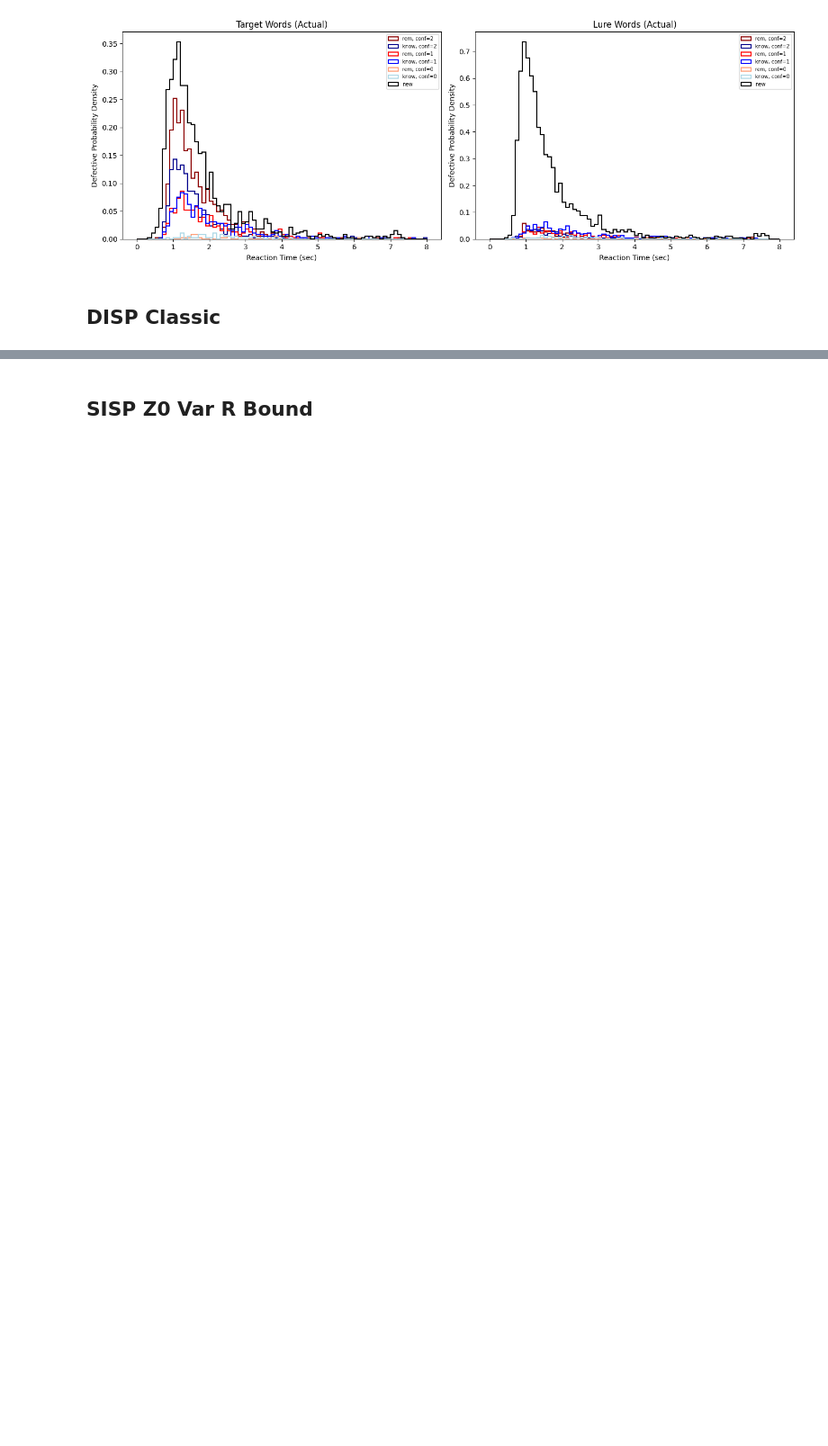
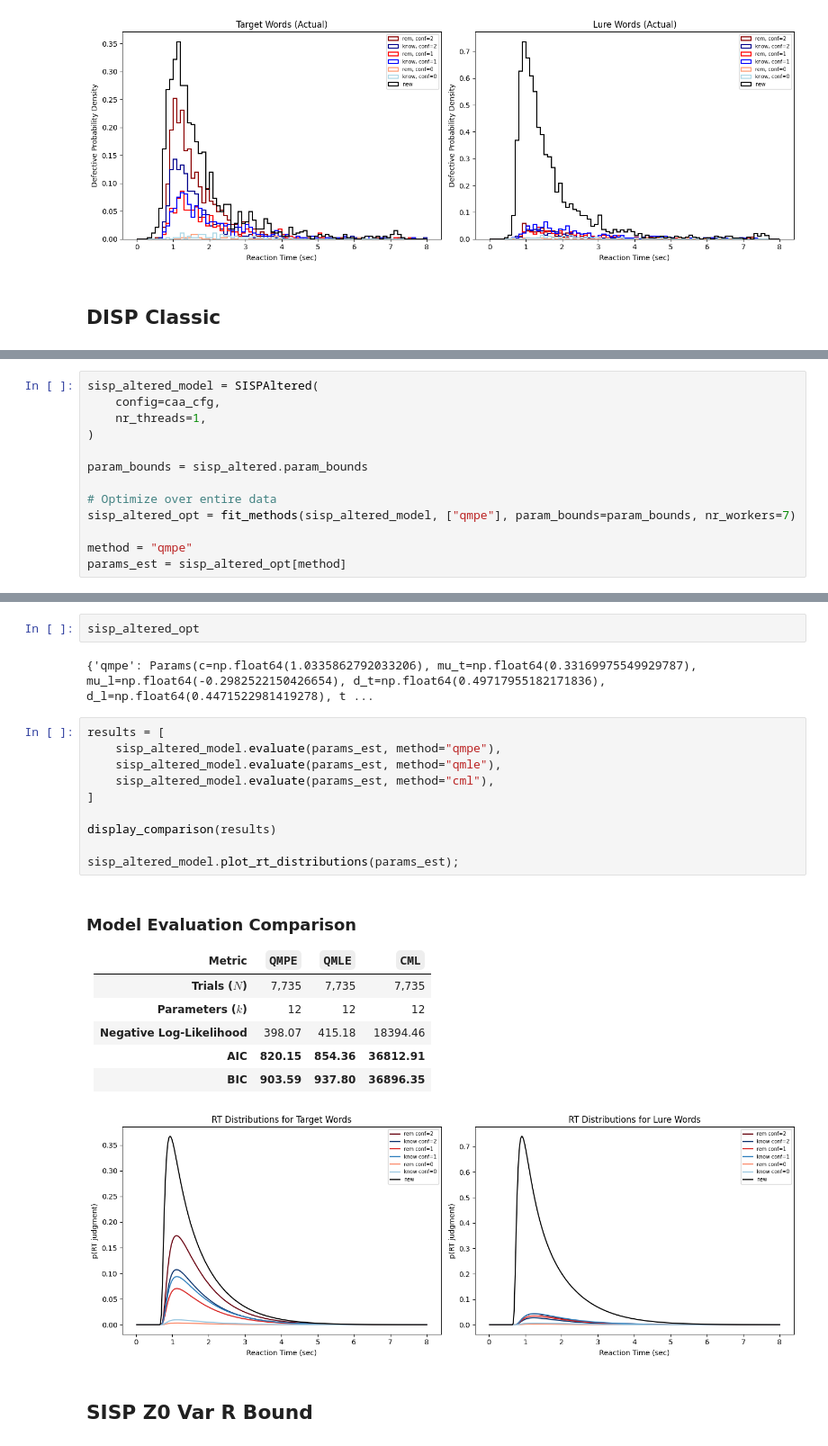
Before and after one commit to SpoopyPillow/caa_recognition_model, a Jupyter notebook: plot_models.ipynb, the cells around one changed output, grey strips where cells are left out. Shown at 90% size. Drawn from its saved outputs; the diff is of its cells as text; blank space fills up the shorter version.

```diff
--- a/plot_models.ipynb
+++ b/plot_models.ipynb
@@ -200,0 +299,13 @@ disp_model.plot_rt_distributions(params_est);
+# %%
+sisp_altered_model = SISPAltered(
+    config=caa_cfg,
+    nr_threads=1,
+)
+
+param_bounds = sisp_altered.param_bounds
+
+# Optimize over entire data
+sisp_altered_opt = fit_methods(sisp_altered_model, ["qmpe"], param_bounds=param_bounds, nr_workers=7)
+
+method = "qmpe"
+params_est = sisp_altered_opt[method]
@@ -201,3 +330,29 @@ disp_model.plot_rt_distributions(params_est);
+# %%
+sisp_altered_opt
+# %% [output]
+{'qmpe': Params(c=np.float64(1.0335862792033206), mu_t=np.float64(0.33169975549929787), mu_l=np.float64(-0.2982522150426654), d_t=np.float64(0.49717955182171836), d_l=np.float64(0.4471522981419278), t ...
+# %%
+results = [
+    sisp_altered_model.evaluate(params_est, method="qmpe"),
+    sisp_altered_model.evaluate(params_est, method="qmle"),
+    sisp_altered_model.evaluate(params_est, method="cml"),
+]
+
+display_comparison(results)
+
+sisp_altered_model.plot_rt_distributions(params_est);
+# %% [output]
+
+### Model Evaluation Comparison
+
+| Metric | `QMPE` | `QMLE` | `CML` |
+| :--- | ---: | ---: | ---: |
+| **Trials ($N$)** | 7,735 | 7,735 | 7,735 |
+| **Parameters ($k$)** | 12 | 12 | 12 |
+| **Negative Log-Likelihood** | 398.07 | 415.18 | 18394.46 |
+| **AIC** | **820.15** | **854.36** | **36812.91** |
+| **BIC** | **903.59** | **937.80** | **36896.35** |
+[figure, added]
 # %% [markdown]
 ## SISP Z0 Var R Bound
 # %%
```
Also changed, not shown: parts of 10 cells of this notebook, 7 other files.
